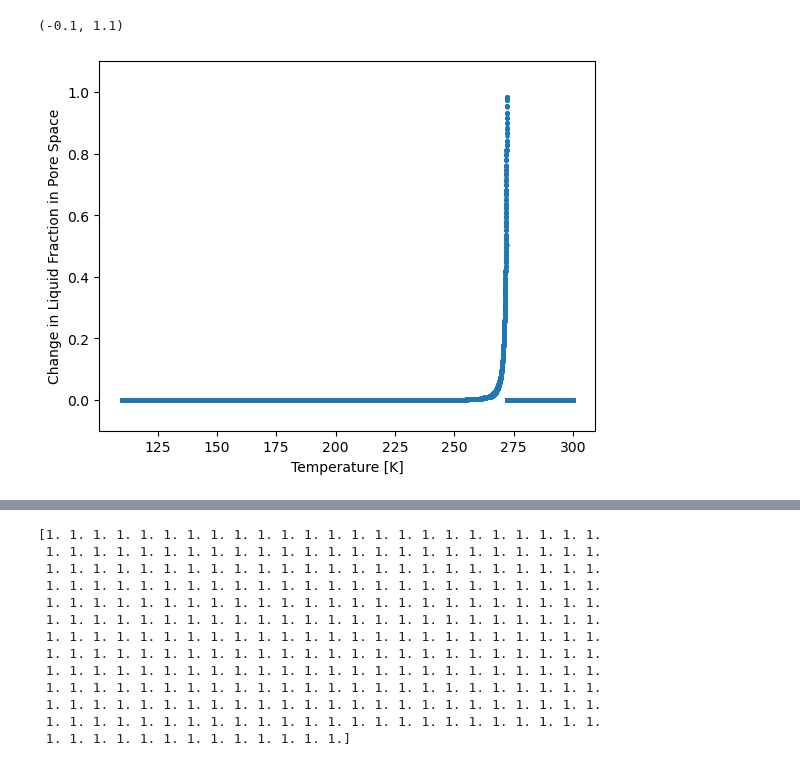
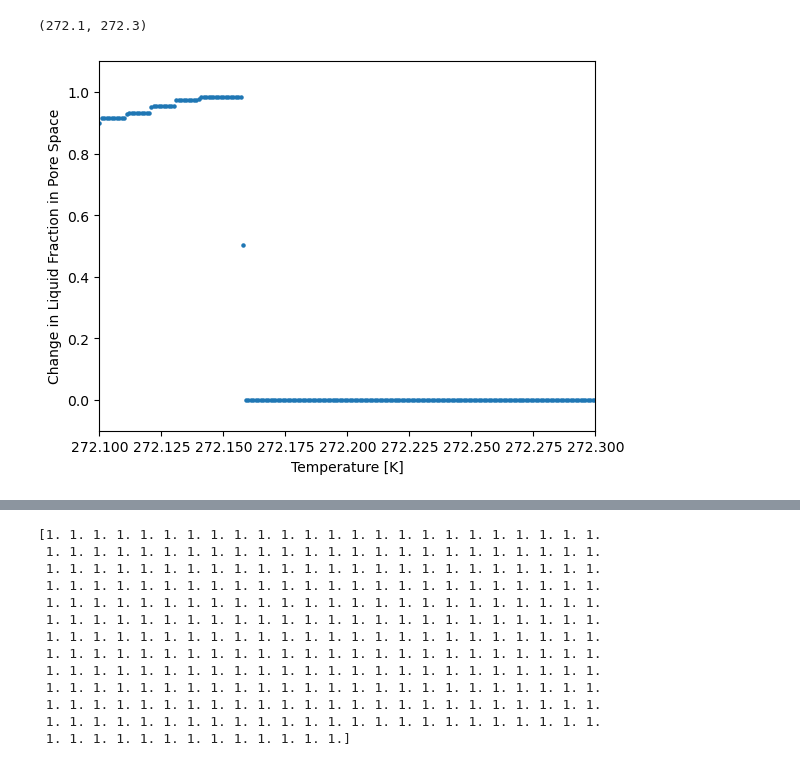
Before and after one commit to alexiak322/ceres-pingo-model, a Jupyter notebook: -1DHT-model-code/python/1DHT Model.ipynb, the cells around one changed output, grey strips where cells are left out. Saved outputs shown, nothing was run; the diff lists cells and outputs as text; code cells hidden in the pictures.

```diff
--- a/-1DHT-model-code/python/1DHT Model.ipynb
+++ b/-1DHT-model-code/python/1DHT Model.ipynb
@@ -85,7 +84,7 @@ for i in range(nocell):
     #    T_ini[i] = 150.00
     #else:
     #    T_ini_1[i] = 300.00
-    T_ini[i] = 273
+    T_ini[i] = 273.15
 
 #T_ini = [round(item, 3) for item in T_ini_1] #rounding all floats to the nearest hundredth to match with interpolated SFC
 #print(T_ini)
@@ -139,17 +158,17 @@ plt.legend()
 # %%
 dfw_SFC = np.zeros(len(SFC_fw))
 
 for i in range(len(SFC_fw)):
     if i != len(SFC_fw)-1:
         dfw_SFC[i] = (SFC_fw[i+1]-SFC_fw[i])/(interp_temps[i+1]-interp_temps[i])
     else:
         dfw_SFC[i] = 0
 
 plt.scatter(interp_temps, dfw_SFC, s=5)
 plt.xlabel('Temperature [K]')
 plt.ylabel('Change in Liquid Fraction in Pore Space')
 plt.ylim(-0.1,1.1)
-#plt.xlim(272.1,272.3)
+plt.xlim(272.1,272.3)
 # %% [output]
-(-0.1, 1.1)
+(272.1, 272.3)
-[figure, old version]
+[figure, new version]
```
Also changed, not shown: parts of 16 cells of this notebook.
